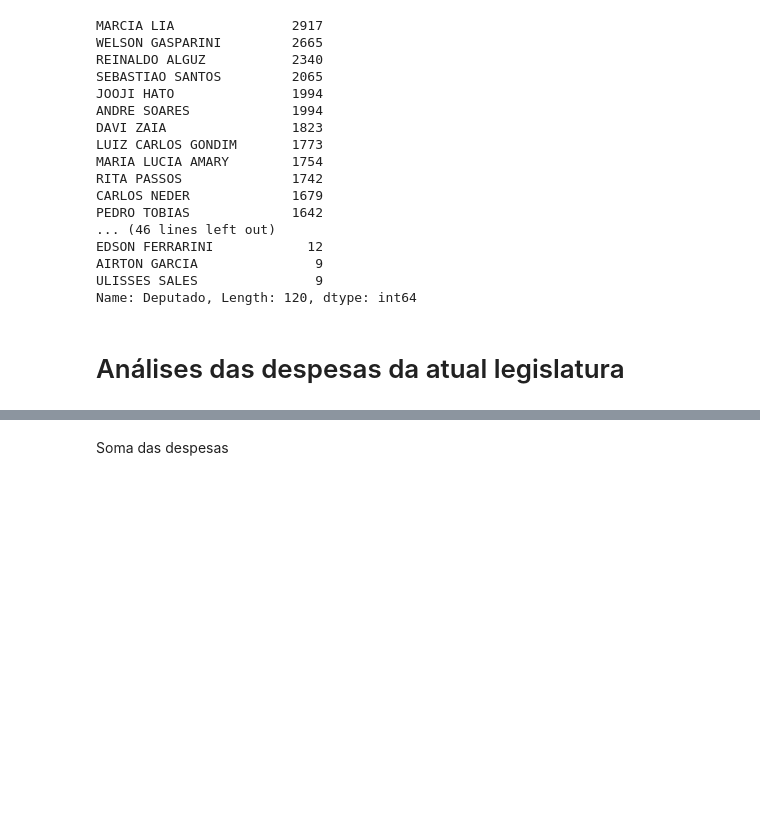
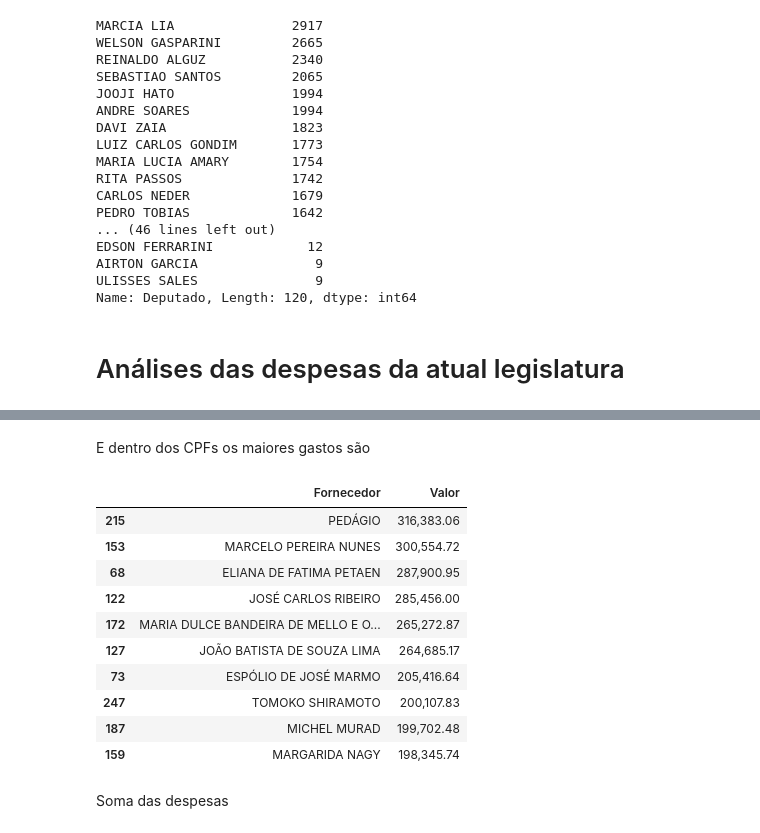
Before and after one commit to reichaves/alesp, a Jupyter notebook: alesp_despesas.ipynb, the cells around one changed output, grey strips where cells are left out. Drawn from its saved outputs; the diff is of its cells as text; code cells hidden in the pictures; blank space fills up the shorter version.

```diff
--- a/alesp_despesas.ipynb
+++ b/alesp_despesas.ipynb
@@ -523,3 +583,20 @@ Name: Deputado, Length: 120, dtype: int64
+# %% [markdown]
+E dentro dos CPFs os maiores gastos são
+# %%
+despesa_selecionada = despesas_atuais_final[(despesas_atuais_final['cnpj_raiz_fornecedor'] == 'documento_cpf_')]
+despesa_selecionada.groupby("Fornecedor").Valor.sum().reset_index().sort_values("Valor", ascending=False).head(10)
+# %% [output]
+|  | Fornecedor | Valor |
+| 215 | PEDÁGIO | 316,383.06 |
+| 153 | MARCELO PEREIRA NUNES | 300,554.72 |
+| 68 | ELIANA DE FATIMA PETAEN | 287,900.95 |
+| 122 | JOSÉ CARLOS RIBEIRO | 285,456.00 |
+| 172 | MARIA DULCE BANDEIRA DE MELLO E O... | 265,272.87 |
+| 127 | JOÃO BATISTA DE SOUZA LIMA | 264,685.17 |
+| 73 | ESPÓLIO DE JOSÉ MARMO | 205,416.64 |
+| 247 | TOMOKO SHIRAMOTO | 200,107.83 |
+| 187 | MICHEL MURAD | 199,702.48 |
+| 159 | MARGARIDA NAGY | 198,345.74 |
 # %% [markdown]
 Soma das despesas
 # %%
```
Also changed, not shown: parts of 12 cells of this notebook.
